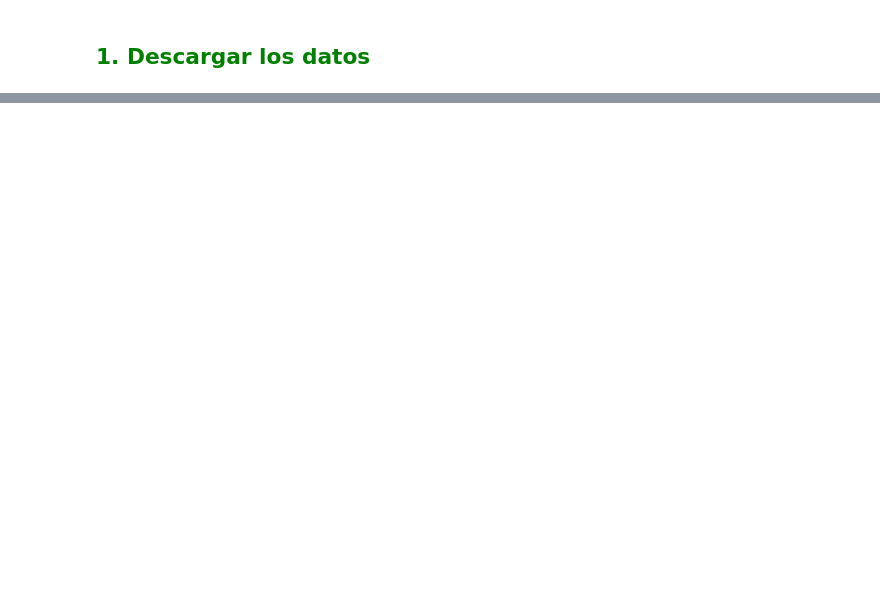
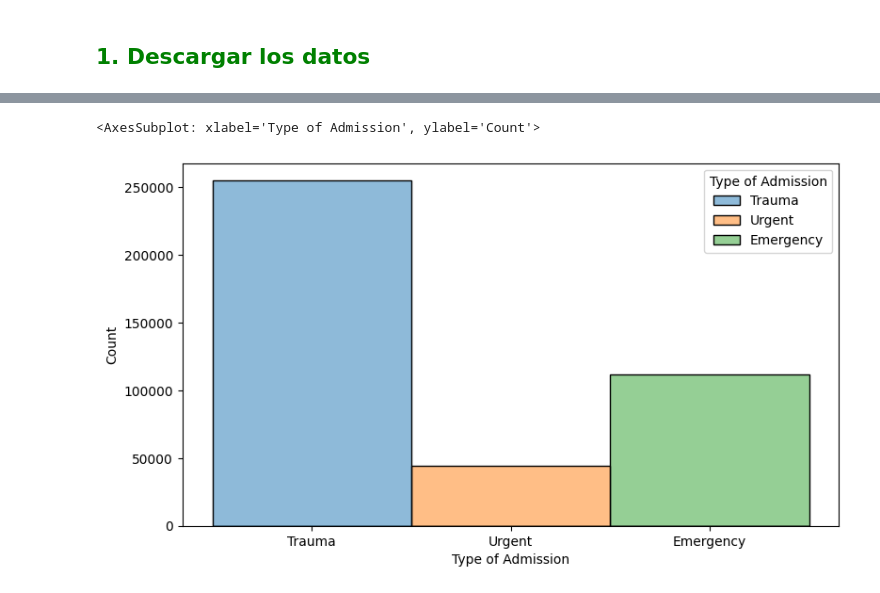
Before and after one commit to mayteet/Proyecto_Individual_2, a Jupyter notebook: README.ipynb, the cells around one changed output, grey strips where cells are left out. Cells and saved outputs as stored; diff of their text form; code cells hidden in the pictures; blank space fills up the shorter version.

```diff
--- a/README.ipynb
+++ b/README.ipynb
@@ -37,0 +124,6 @@ df1= extraer_datos(DOWNLOAD_ROOT, data_base)
+# %%
+plt.figure(figsize=(9,5))
+sns.histplot(data=df1, x="Type of Admission", hue="Type of Admission")
+# %% [output]
+<AxesSubplot: xlabel='Type of Admission', ylabel='Count'>
+[figure, added]
```
Also changed, not shown: parts of 50 cells of this notebook.
